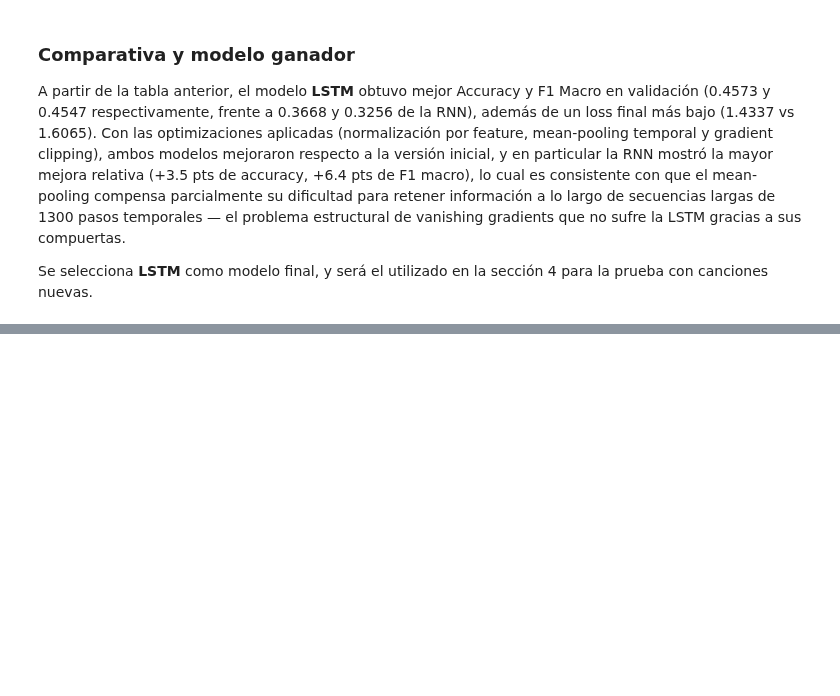
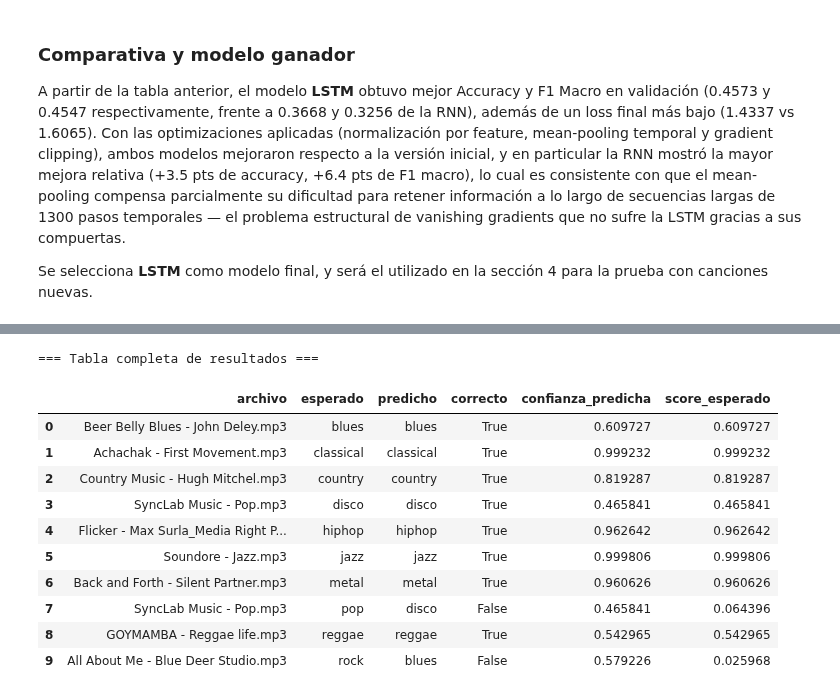
Before and after one commit to manuel-dieguezw/CEIA, a Jupyter notebook: AP/TP3/TP3.ipynb, the cells around one changed output, grey strips where cells are left out. Saved outputs shown, nothing was run; the diff lists cells and outputs as text; code cells hidden in the pictures; blank space fills up the shorter version.

Commit message:
Actualizo TP3 con todos los incisos, falta arreglar los textos

```diff
--- a/AP/TP3/TP3.ipynb
+++ b/AP/TP3/TP3.ipynb
@@ -687,0 +666,70 @@ Se selecciona **LSTM** como modelo final, y será el utilizado en la sección 4
+# %%
+import pandas as pd
+from collections import Counter
+
+# ----------------------------
+# Tabla resumen de todos los resultados
+# ----------------------------
+df_resultados = pd.DataFrame([
+    {
+        "archivo": r["archivo"],
+        "esperado": r["genero_esperado"],
+        "predicho": r["genero_predicho"],
+        "correcto": r["correcto"],
+        "confianza_predicha": r["probs"][GENRES.index(r["genero_predicho"])],
+        "score_esperado": r["probs"][GENRES.index(r["genero_esperado"])],
+    }
+    for r in resultados
+])
+
+print("=== Tabla completa de resultados ===")
+display(df_resultados)
+
+# ----------------------------
+# Casos donde el modelo se equivocó
+# ----------------------------
+errores = df_resultados[~df_resultados["correcto"]]
+
+print(f"\n=== Análisis de errores ({len(errores)}/{len(df_resultados)} canciones mal clasificadas) ===\n")
+
+if len(errores) == 0:
+    print("¡El modelo clasificó correctamente todas las canciones nuevas!")
+else:
+    for _, row in errores.iterrows():
+        print(f"🎵 {row['archivo']}")
+        print(f"   Esperado: {row['esperado']}  →  Predicho: {row['predicho']}")
+        print(f"   Confianza en la predicción incorrecta: {row['confianza_predicha']*100:.1f}%")
+        print(f"   Score que le dio al género correcto:    {row['score_esperado']*100:.1f}%")
+        print()
+
+# ----------------------------
+# Pares de confusión más frecuentes
+# ----------------------------
+if len(errores) > 0:
+    pares_confusion = Counter(zip(errores["esperado"], errores["predicho"]))
+    print("=== Pares de confusión (esperado → predicho) ===")
+    for (esperado, predicho), count in pares_confusion.most_common():
+        print(f"  {esperado} → {predicho}: {count} caso(s)")
+
+# ----------------------------
+# Confianza promedio: aciertos vs errores
+# ----------------------------
+if len(errores) > 0:
+    conf_aciertos = df_resultados[df_resultados["correcto"]]["confianza_predicha"].mean()
+    conf_errores = errores["confianza_predicha"].mean()
+    print(f"\n=== Confianza promedio del modelo ===")
+    print(f"En aciertos: {conf_aciertos*100:.1f}%")
+    print(f"En errores:  {conf_errores*100:.1f}%")
+# %% [output]
+=== Tabla completa de resultados ===
+|  | archivo | esperado | predicho | correcto | confianza_predicha | score_esperado |
+| 0 | Beer Belly Blues - John Deley.mp3 | blues | blues | True | 0.609727 | 0.609727 |
+| 1 | Achachak - First Movement.mp3 | classical | classical | True | 0.999232 | 0.999232 |
+| 2 | Country Music - Hugh Mitchel.mp3 | country | country | True | 0.819287 | 0.819287 |
+| 3 | SyncLab Music - Pop.mp3 | disco | disco | True | 0.465841 | 0.465841 |
+| 4 | Flicker - Max Surla_Media Right P... | hiphop | hiphop | True | 0.962642 | 0.962642 |
+| 5 | Soundore - Jazz.mp3 | jazz | jazz | True | 0.999806 | 0.999806 |
+| 6 | Back and Forth - Silent Partner.mp3 | metal | metal | True | 0.960626 | 0.960626 |
+| 7 | SyncLab Music - Pop.mp3 | pop | disco | False | 0.465841 | 0.064396 |
+| 8 | GOYMAMBA - Reggae life.mp3 | reggae | reggae | True | 0.542965 | 0.542965 |
+| 9 | All About Me - Blue Deer Studio.mp3 | rock | blues | False | 0.579226 | 0.025968 |
```
Also changed, not shown: parts of 11 cells of this notebook.
